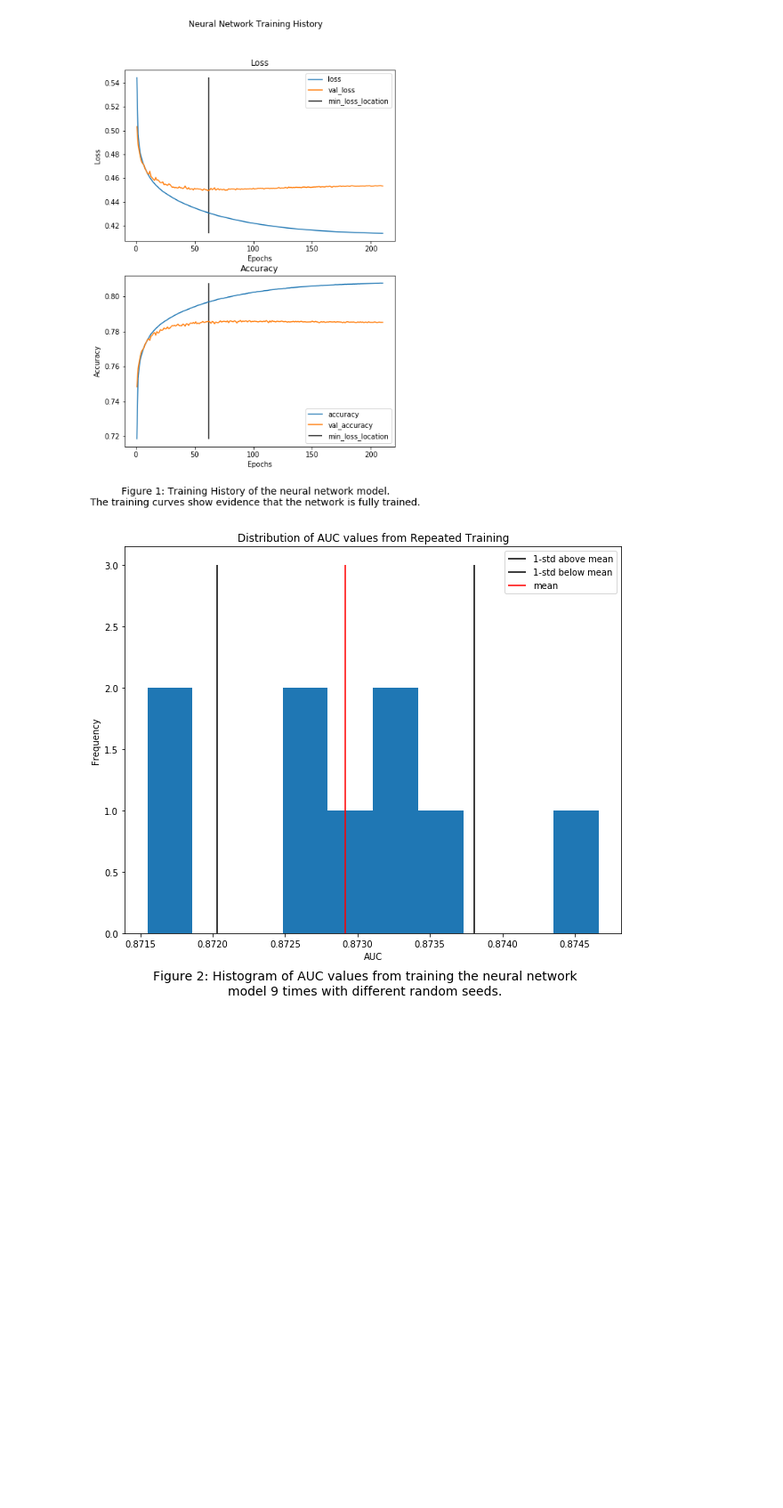
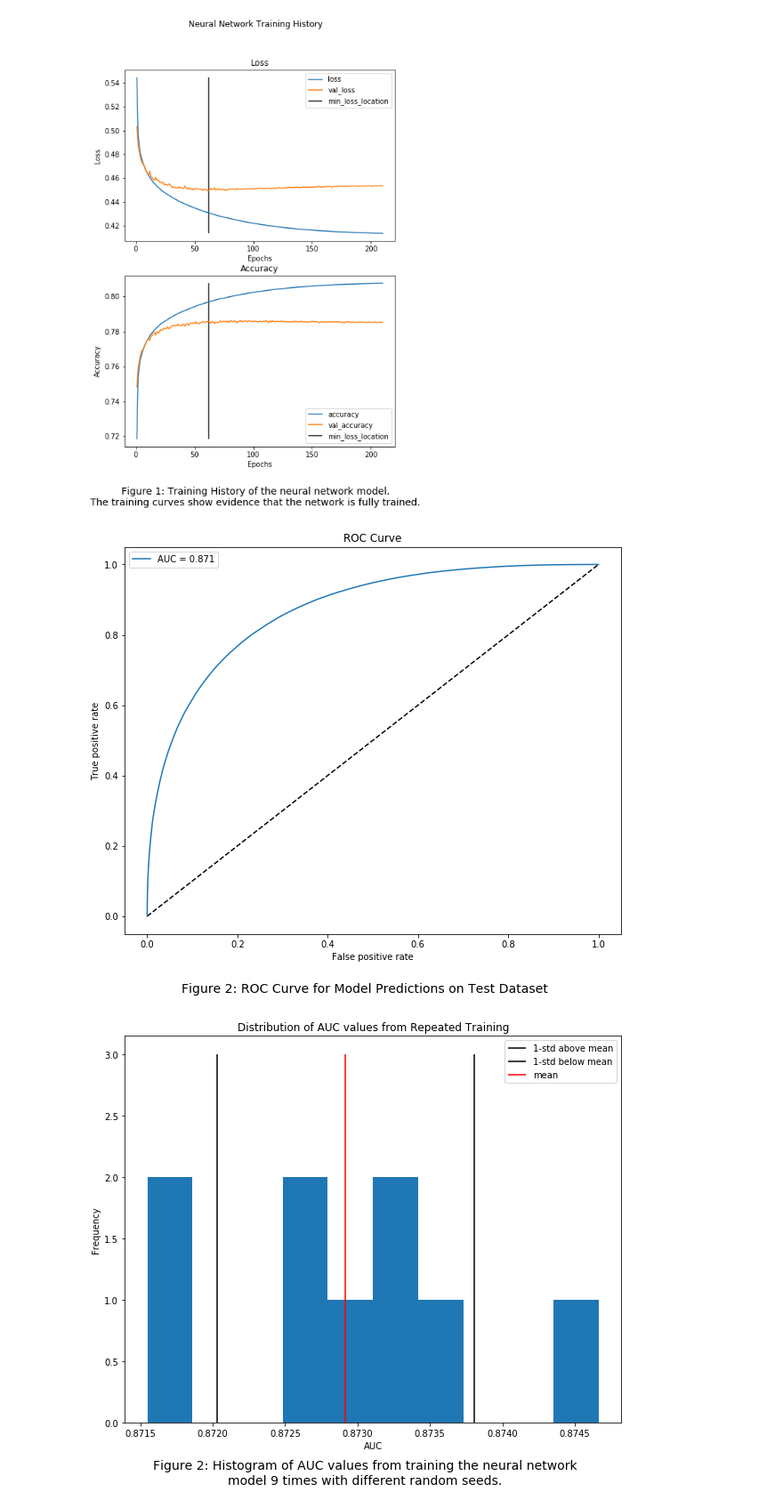
Before and after one commit to sjmiller8182/quant-the-world, a Jupyter notebook: case_study_6/Searching for the Higgs Boson with Deep Learning.ipynb, the cells around one changed output. Shown at 89% size. Cells and saved outputs as stored; diff of their text form; code cells hidden in the pictures; blank space fills up the shorter version.

Commit message:
Update training figure Add ROC figure

```diff
--- a/case_study_6/Searching for the Higgs Boson with Deep Learning.ipynb
+++ b/case_study_6/Searching for the Higgs Boson with Deep Learning.ipynb
@@ -459,3 +469,19 @@ plot_training_curves(history, title="Neural Network Training History",
+# %%
+# read back stored data for reproducibility offline
+roc_metrics = pd.read_csv('./data/roc_metrics.csv')
+auc = auc(roc_metrics.fpr, roc_metrics.tpr)
+
+plt.figure(figsize=(10,8))
+plt.plot([0, 1], [0, 1], 'k--')
+plt.plot(roc_metrics.fpr, roc_metrics.tpr, label='AUC = {:.3f}'.format(auc))
+plt.xlabel('False positive rate')
+plt.ylabel('True positive rate')
+plt.title('ROC Curve')
+plt.legend(loc='best')
+caption = 'Figure 2: ROC Curve for Model Predictions on Test Dataset'
+plt.figtext(0.5, 0.01, caption, wrap=True, horizontalalignment='center', fontsize=14);
+# %% [output]
+[figure, added]
 # %%
 # repeated runs of model with different seeds
 
```
Also changed, not shown: parts of 2 cells of this notebook, 2 other files.
